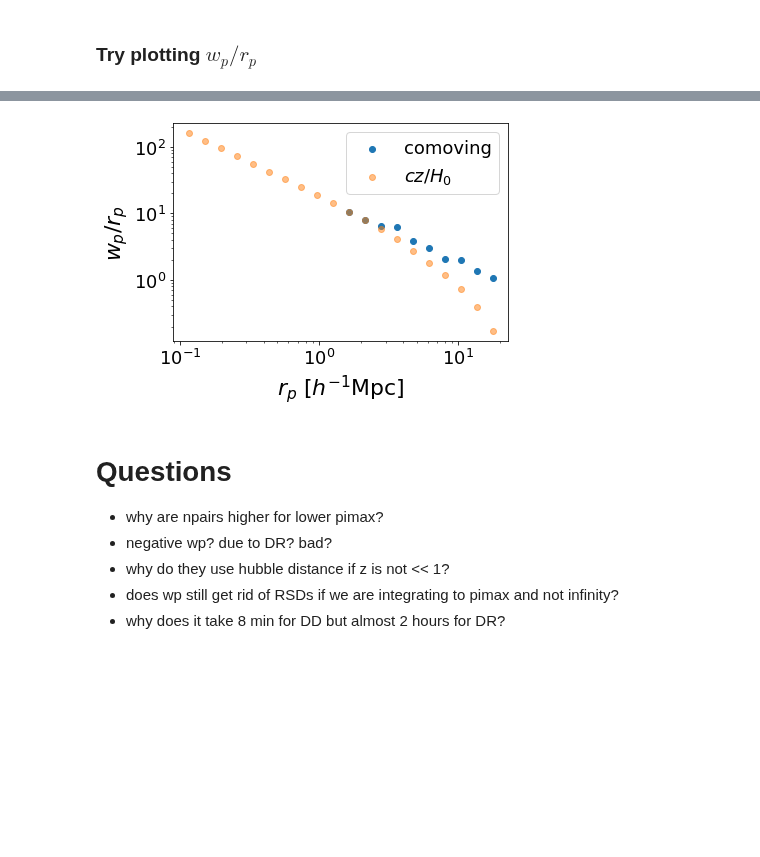
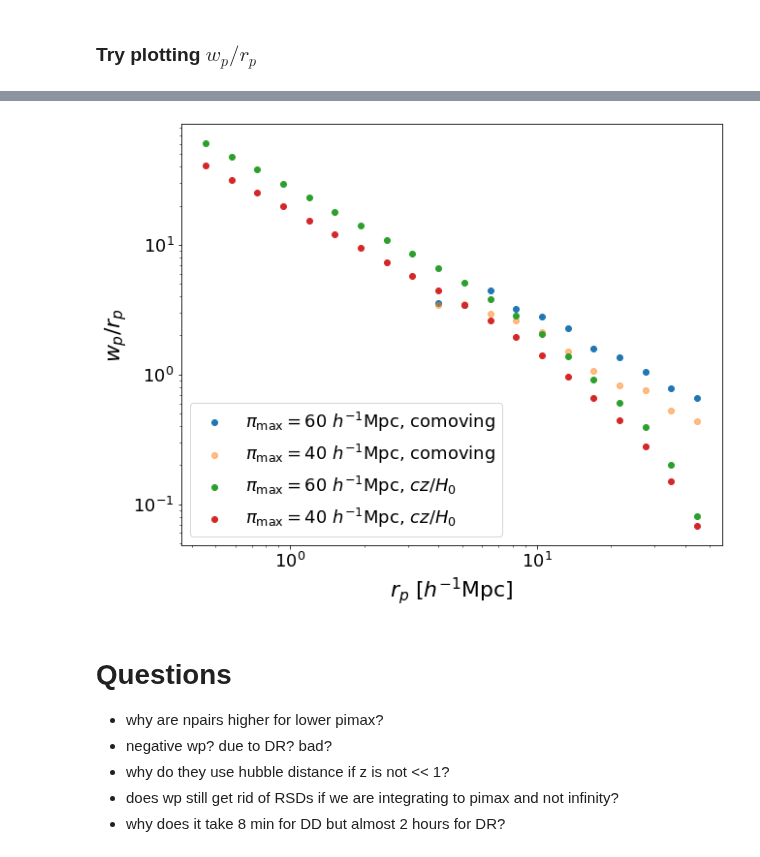
Before and after one commit to mshiferaw/quaia_bias, a Jupyter notebook: notebooks/2025-03-05_measure_wp_rp_comoving.ipynb, the cells around one changed output, grey strips where cells are left out. Cells and saved outputs as stored; diff of their text form; code cells hidden in the pictures; blank space fills up the shorter version.

```diff
--- a/notebooks/2025-03-05_measure_wp_rp_comoving.ipynb
+++ b/notebooks/2025-03-05_measure_wp_rp_comoving.ipynb
@@ -190,8 +191,8 @@ projview(map_randhi, title=rf"Random catalog, $G<{G_hi}$ ($N={N_randhi}$)",
 ## First measure the pair counts
 # %%
 # Create the bins array
-rmin = 0.1 # 0.1 # start higher
-rmax = 20.0 # 20.0
+rmin = 1 # 0.1 # start higher
+rmax = 150.0 # 20.0
 nbins = 20
 rbins = np.logspace(np.log10(rmin), np.log10(rmax), nbins + 1) # Mpc/h https://github.com/manodeep/Corrfunc/issues/202
 # %%
@@ -346,0 +374,4 @@ plt.show()
+# %%
+wp = np.load('../results/wp_rmin{}_rmax{}_pimax40.0_comoving.npy'.format(str(0.1), str(20.0)))
+# %%
+wp_pimax = np.load('../results/wp_rmin{}_rmax{}_pimax40.0_comoving.npy'.format(str(0.1), str(20.0)))
@@ -347,16 +389,19 @@ plt.show()
 # %%
-wp_pimax = np.load('../results/wp_rmin{}_rmax{}.npy'.format(str(rmin), str(rmax)))
+wp_40 = np.load('../results/wp_rmin{}_rmax{}.npy'.format(str(0.1), str(20.0)))
+wp_60 = np.load('../results/wp_rmin{}_rmax{}_pimax60.0.npy'.format(str(0.1), str(20.0)))
 # %%
-plt.scatter(recenter(rbins), wp/recenter(rbins), label = 'comoving')
-plt.scatter(recenter(rbins), wp_pimax/recenter(rbins), label = '$cz/H_0$', alpha = 0.5)
+plt.scatter(recenter(rbins), wp/recenter(rbins), label = '$\pi_\mathrm{{max}}=60$ $h^{-1}$Mpc, comoving')
+plt.scatter(recenter(rbins), wp_pimax/recenter(rbins), label = '$\pi_\mathrm{{max}}=40$ $h^{-1}$Mpc, comoving', alpha = 0.5)
+plt.scatter(recenter(rbins), wp_60/recenter(rbins), label = '$\pi_\mathrm{{max}}=60$ $h^{-1}$Mpc, $cz/H_0$')
+plt.scatter(recenter(rbins), wp_40/recenter(rbins), label = '$\pi_\mathrm{{max}}=40$ $h^{-1}$Mpc, $cz/H_0$')
 plt.xlabel(r'$r_{p}$ $[h^{-1}$Mpc]') # projected
 plt.ylabel(r"$w_p/r_p$")
 plt.xscale('log')
 plt.yscale('log')
 plt.legend()
 plt.show()
 # %% [output]
-[figure, old version]
+[figure, new version]
 # %% [markdown]
 # Questions
 - why are npairs higher for lower pimax?
```
Also changed, not shown: parts of 18 cells of this notebook, 21 other files.
